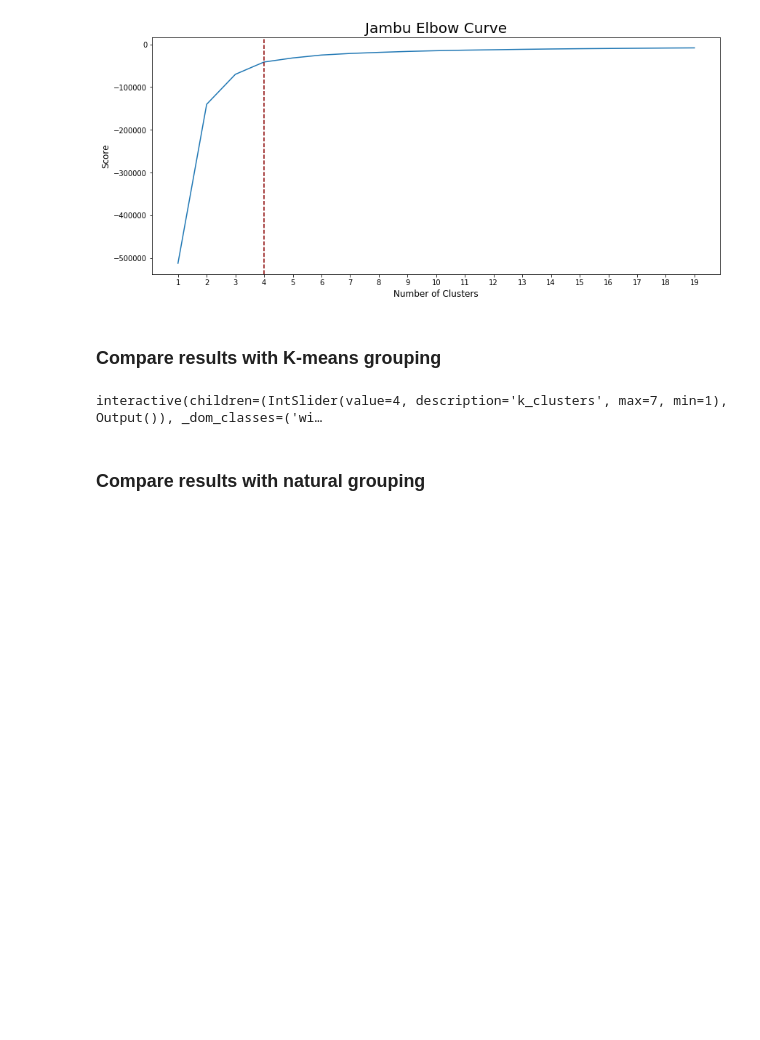
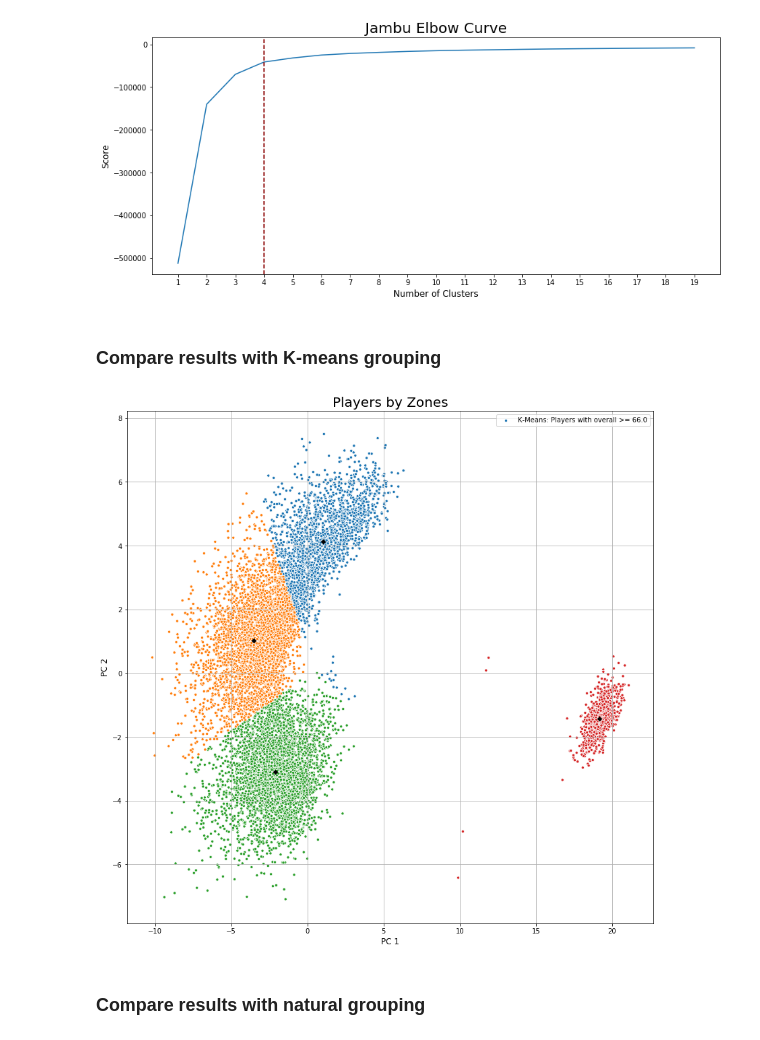
Before and after one commit to ansegura7/DataScience_FIFA19Data, a Jupyter notebook: code/ClusteringData.ipynb, the cells around one changed output. Saved outputs shown, nothing was run; the diff lists cells and outputs as text; code cells hidden in the pictures; blank space fills up the shorter version.

Commit message:
Clustering Data analysis
It was executed again to create the K-Means plot.

```diff
--- a/code/ClusteringData.ipynb
+++ b/code/ClusteringData.ipynb
@@ -185,10 +185,10 @@ def plotKMeansData(data, k_clusters, centroids, clusters):
     ax1.grid()
 # %%
 # Create interactive control to control k value
-interactive(runKMeans, k_clusters = widgets.IntSlider(min = 1, max = 7, step = 1, value = 4))
-# runKMeans(k_clusters = 4)
+# interactive(runKMeans, k_clusters = widgets.IntSlider(min = 1, max = 7, step = 1, value = 4))
+runKMeans(k_clusters = 4)
 # %% [output]
-interactive(children=(IntSlider(value=4, description='k_clusters', max=7, min=1), Output()), _dom_classes=('wi…
+[figure, added]
 # %% [markdown]
 ### Compare results with natural grouping
 # %%
```
Also changed, not shown: parts of 1 cell of this notebook, 1 other file.
